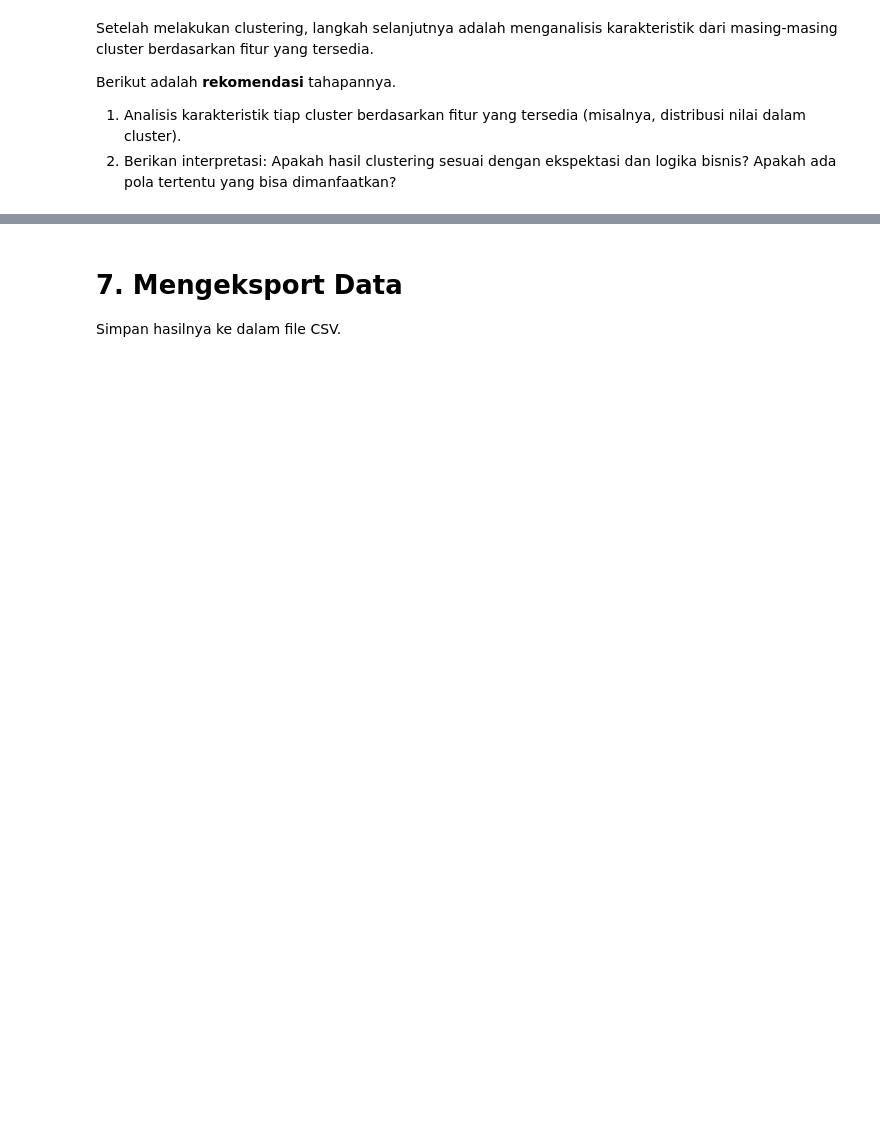
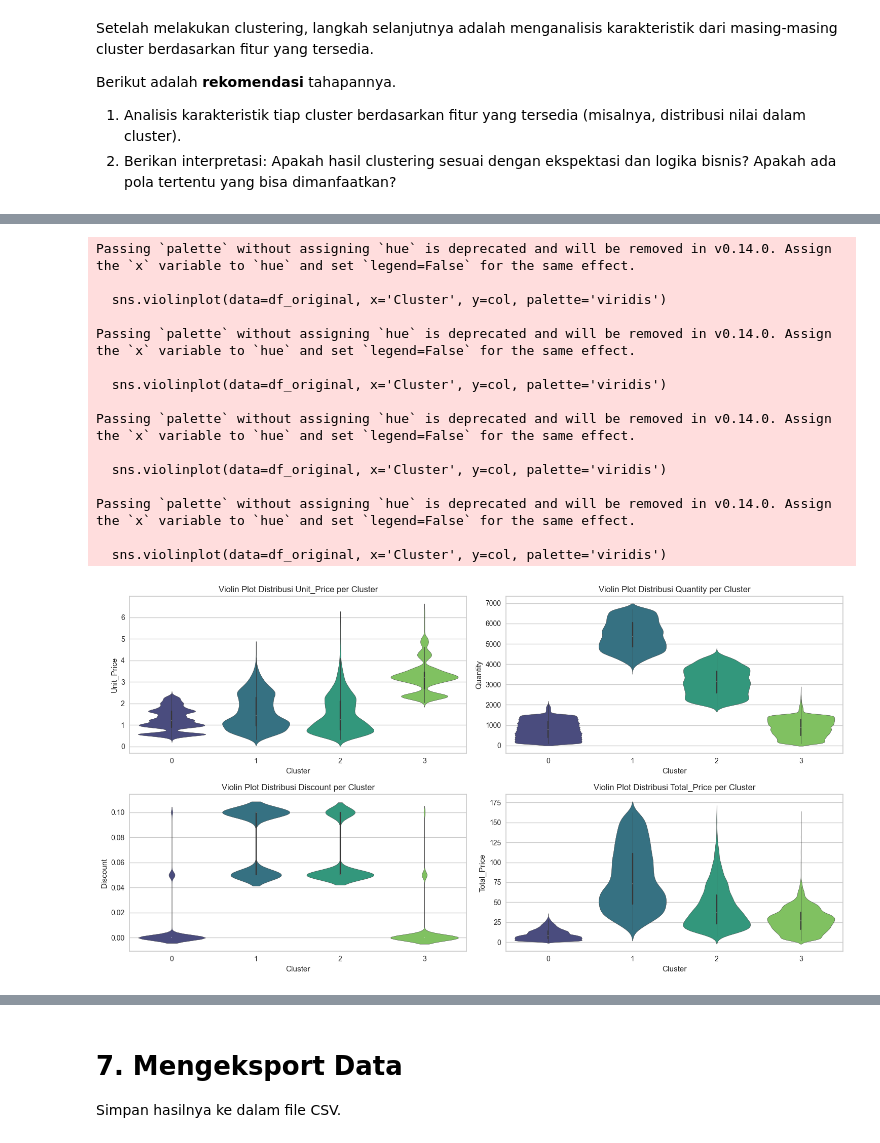
Before and after one commit to adrianramadhan/beverage-sales-ml-submission, a Jupyter notebook: [Clustering]_Submission_Akhir_BMLP_AdrianPutraRamadhan.ipynb, the cells around one changed output, grey strips where cells are left out. Drawn from its saved outputs; the diff is of its cells as text; code cells hidden in the pictures; blank space fills up the shorter version.

```diff
--- a/[Clustering]_Submission_Akhir_BMLP_AdrianPutraRamadhan.ipynb
+++ b/[Clustering]_Submission_Akhir_BMLP_AdrianPutraRamadhan.ipynb
@@ -738,0 +734,6 @@ Berikut adalah analisis karakteristik untuk setiap cluster yang dihasilkan dari
+# %%
+# Hitung ringkasan statistik per cluster untuk fitur-fitur terpilih
+selected_features = ['Unit_Price', 'Quantity', 'Discount', 'Total_Price']
+cluster_summary = df_original.groupby('Cluster')[selected_features].mean()
+print("Rata-rata nilai fitur per cluster:")
+print(cluster_summary)
@@ -738,0 +757,26 @@ Berikut adalah analisis karakteristik untuk setiap cluster yang dihasilkan dari
+# %%
+# Visualisasi Violin Plot untuk distribusi yang lebih detail
+plt.figure(figsize=(15, 8))
+for i, col in enumerate(selected_features, 1):
+    plt.subplot(2, 2, i)
+    sns.violinplot(data=df_original, x='Cluster', y=col, palette='viridis')
+    plt.title(f'Violin Plot Distribusi {col} per Cluster')
+plt.tight_layout()
+plt.show()
+# %% [output]
+Passing `palette` without assigning `hue` is deprecated and will be removed in v0.14.0. Assign the `x` variable to `hue` and set `legend=False` for the same effect.
+
+  sns.violinplot(data=df_original, x='Cluster', y=col, palette='viridis')
+
+Passing `palette` without assigning `hue` is deprecated and will be removed in v0.14.0. Assign the `x` variable to `hue` and set `legend=False` for the same effect.
+
+  sns.violinplot(data=df_original, x='Cluster', y=col, palette='viridis')
+
+Passing `palette` without assigning `hue` is deprecated and will be removed in v0.14.0. Assign the `x` variable to `hue` and set `legend=False` for the same effect.
+
+  sns.violinplot(data=df_original, x='Cluster', y=col, palette='viridis')
+
+Passing `palette` without assigning `hue` is deprecated and will be removed in v0.14.0. Assign the `x` variable to `hue` and set `legend=False` for the same effect.
+
+  sns.violinplot(data=df_original, x='Cluster', y=col, palette='viridis')
+[figure, added]
```
Also changed, not shown: parts of 13 cells of this notebook, 1 other file.
